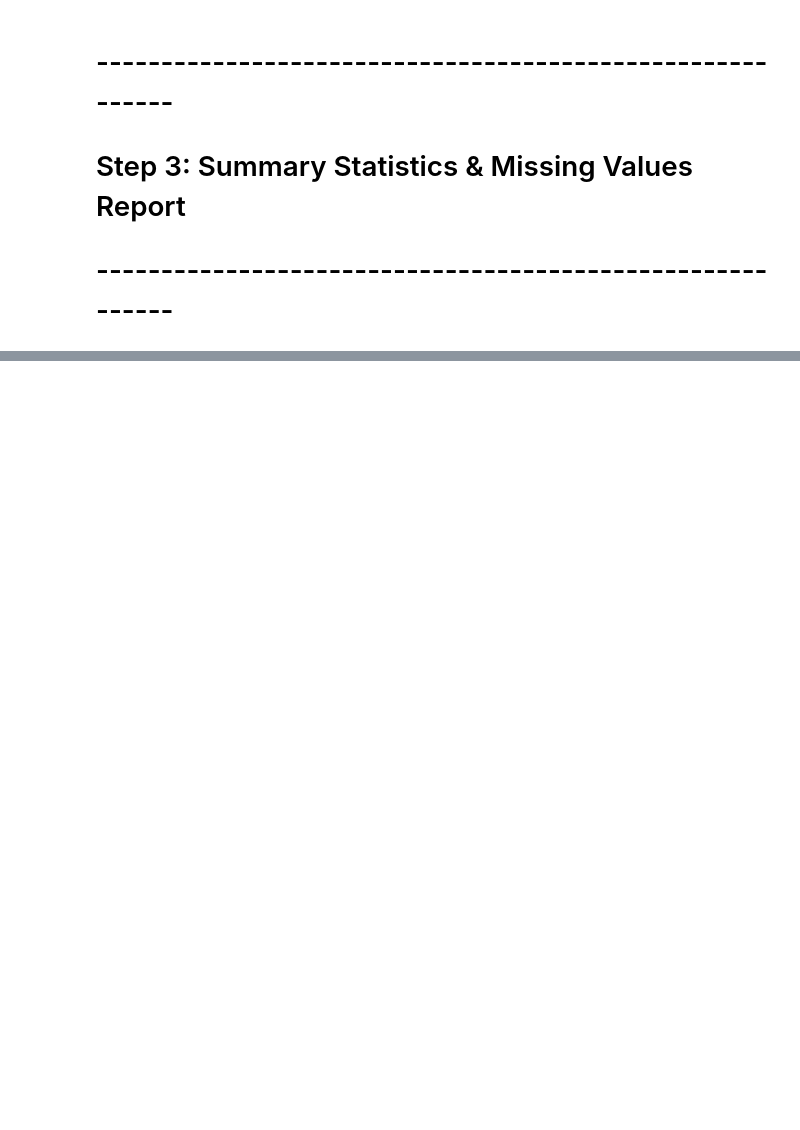
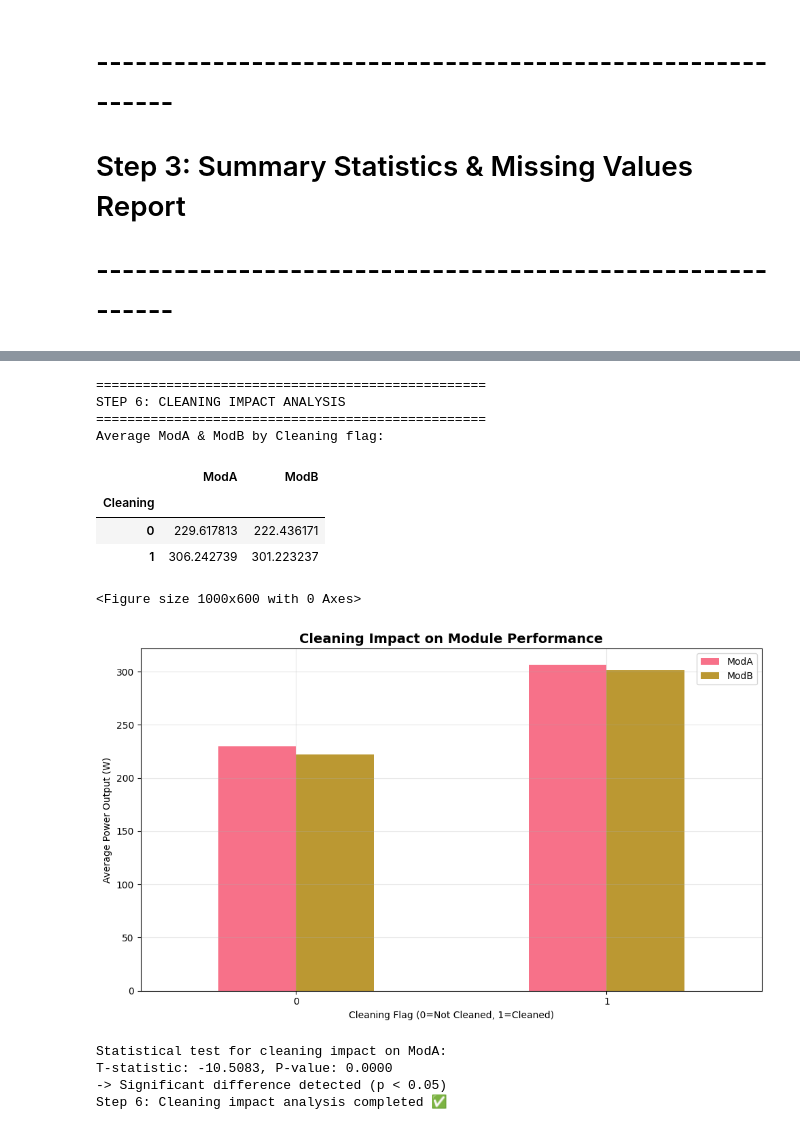
Before and after one commit to kaleb-menbere/solar-challenge-week0, a Jupyter notebook: notebooks/benin_eda.ipynb, the cells around one changed output, grey strips where cells are left out. Saved outputs shown, nothing was run; the diff lists cells and outputs as text; code cells hidden in the pictures; blank space fills up the shorter version.

```diff
--- a/notebooks/benin_eda.ipynb
+++ b/notebooks/benin_eda.ipynb
@@ -774,0 +512,55 @@ WSgust_mean: 2.81
+# %%
+print("\n" + "="*50)
+print("STEP 6: CLEANING IMPACT ANALYSIS")
+print("="*50)
+
+if 'Cleaning' in df.columns:
+    # Group by 'Cleaning' flag
+    cleaning_group = df.groupby('Cleaning')[['ModA','ModB']].mean()
+    print("Average ModA & ModB by Cleaning flag:")
+    display(cleaning_group)
+
+    # Plot average ModA & ModB by Cleaning flag
+    plt.figure(figsize=(10, 6))
+    cleaning_group.plot(kind='bar', figsize=(10, 6))
+    plt.title("Cleaning Impact on Module Performance", fontsize=14, fontweight='bold')
+    plt.ylabel("Average Power Output (W)")
+    plt.xlabel("Cleaning Flag (0=Not Cleaned, 1=Cleaned)")
+    plt.xticks(rotation=0)
+    plt.grid(True, alpha=0.3)
+    plt.legend()
+    plt.tight_layout()
+    plt.show()
+
+    # Statistical test for cleaning impact
+    if len(df['Cleaning'].unique()) > 1:
+        clean_0 = df[df['Cleaning'] == 0]['ModA'].dropna()
+        clean_1 = df[df['Cleaning'] == 1]['ModA'].dropna()
+
+        if len(clean_0) > 0 and len(clean_1) > 0:
+            t_stat, p_value = stats.ttest_ind(clean_0, clean_1, equal_var=False)
+            print(f"\nStatistical test for cleaning impact on ModA:")
+            print(f"T-statistic: {t_stat:.4f}, P-value: {p_value:.4f}")
+            if p_value < 0.05:
+                print("-> Significant difference detected (p < 0.05)")
+            else:
+                print("-> No significant difference detected")
+else:
+    print("No 'Cleaning' column found in dataset")
+
+print("Step 6: Cleaning impact analysis completed ✅")
+# %% [output]
+==================================================
+STEP 6: CLEANING IMPACT ANALYSIS
+==================================================
+Average ModA & ModB by Cleaning flag:
+|  | ModA | ModB |
+| Cleaning |  |  |
+| 0 | 229.617813 | 222.436171 |
+| 1 | 306.242739 | 301.223237 |
+<Figure size 1000x600 with 0 Axes>
+[figure, added]
+Statistical test for cleaning impact on ModA:
+T-statistic: -10.5083, P-value: 0.0000
+-> Significant difference detected (p < 0.05)
+Step 6: Cleaning impact analysis completed ✅
```
Also changed, not shown: parts of 73 cells of this notebook, 3 other files.
